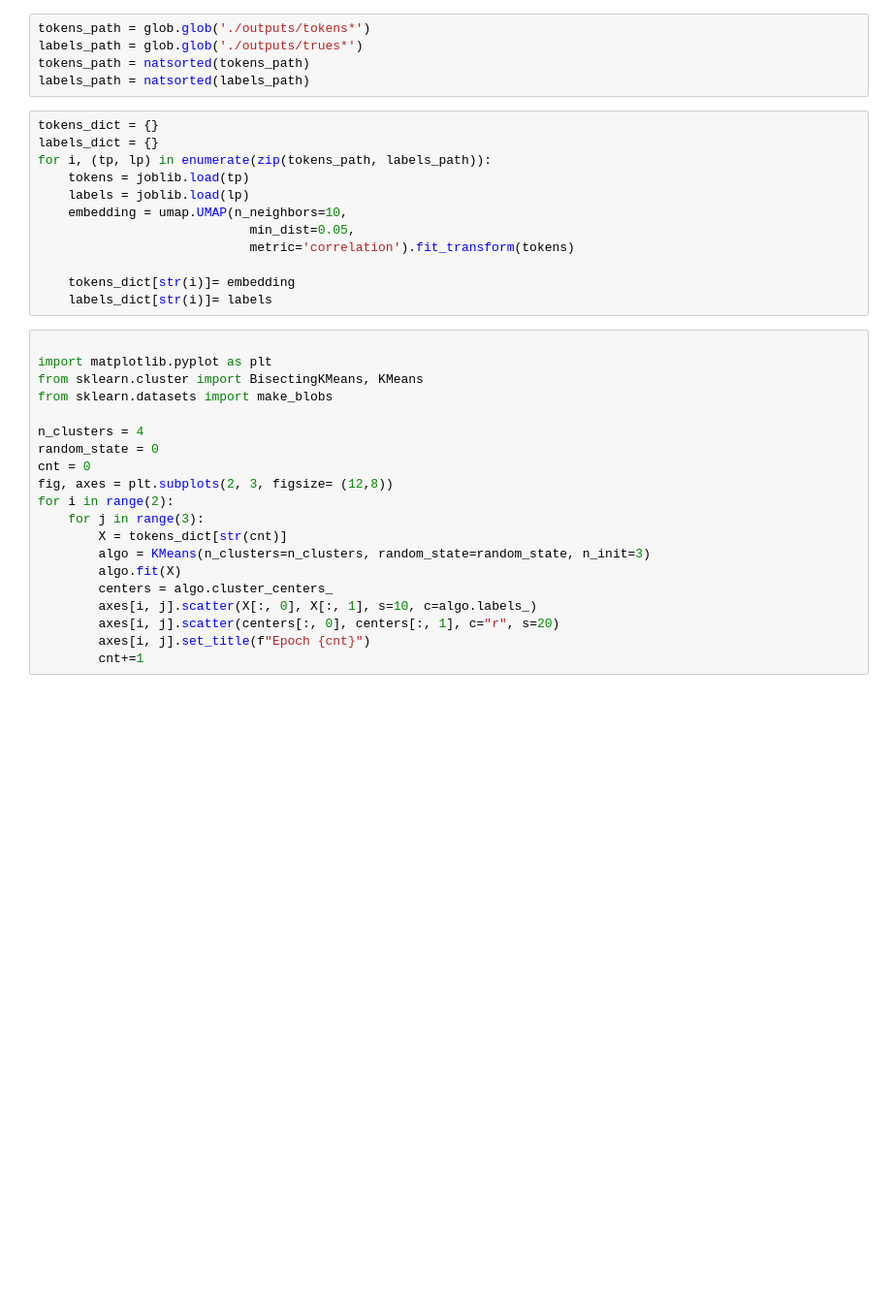
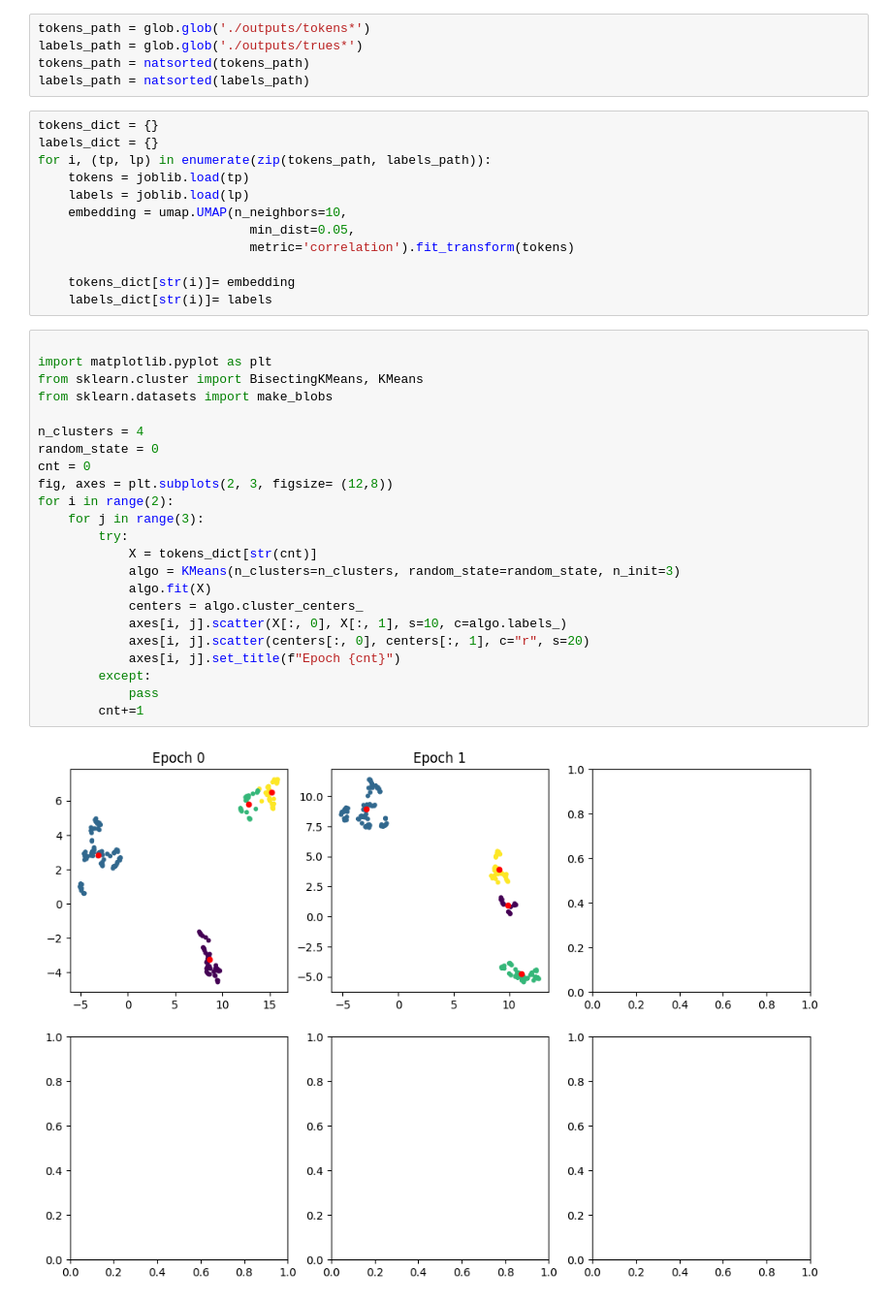
Before and after one commit to ShadySharly/HIPT-CH-HER2-SCORING, a Jupyter notebook: src/dino_demo_.ipynb, the cells around one changed output. Shown at 97% size. Saved outputs shown, nothing was run; the diff lists cells and outputs as text; blank space fills up the shorter version.

Commit message:
updates figures

```diff
--- a/src/dino_demo_.ipynb
+++ b/src/dino_demo_.ipynb
@@ -26,23 +26,28 @@ for i, (tp, lp) in enumerate(zip(tokens_path, labels_path)):
 # %%
 
 import matplotlib.pyplot as plt
 from sklearn.cluster import BisectingKMeans, KMeans
 from sklearn.datasets import make_blobs
 
 n_clusters = 4
 random_state = 0
 cnt = 0
 fig, axes = plt.subplots(2, 3, figsize= (12,8))
 for i in range(2):
     for j in range(3):
-        X = tokens_dict[str(cnt)]
-        algo = KMeans(n_clusters=n_clusters, random_state=random_state, n_init=3)
-        algo.fit(X)
-        centers = algo.cluster_centers_
-        axes[i, j].scatter(X[:, 0], X[:, 1], s=10, c=algo.labels_)
-        axes[i, j].scatter(centers[:, 0], centers[:, 1], c="r", s=20)
-        axes[i, j].set_title(f"Epoch {cnt}")
+        try:
+            X = tokens_dict[str(cnt)]
+            algo = KMeans(n_clusters=n_clusters, random_state=random_state, n_init=3)
+            algo.fit(X)
+            centers = algo.cluster_centers_
+            axes[i, j].scatter(X[:, 0], X[:, 1], s=10, c=algo.labels_)
+            axes[i, j].scatter(centers[:, 0], centers[:, 1], c="r", s=20)
+            axes[i, j].set_title(f"Epoch {cnt}")
+        except:
+            pass
         cnt+=1
+# %% [output]
+[figure, added]
 # %%
 
 fig, axes = plt.subplots(2, 3, figsize= (12,8))
```
Also changed, not shown: parts of 1 cell of this notebook, 2 other files.
